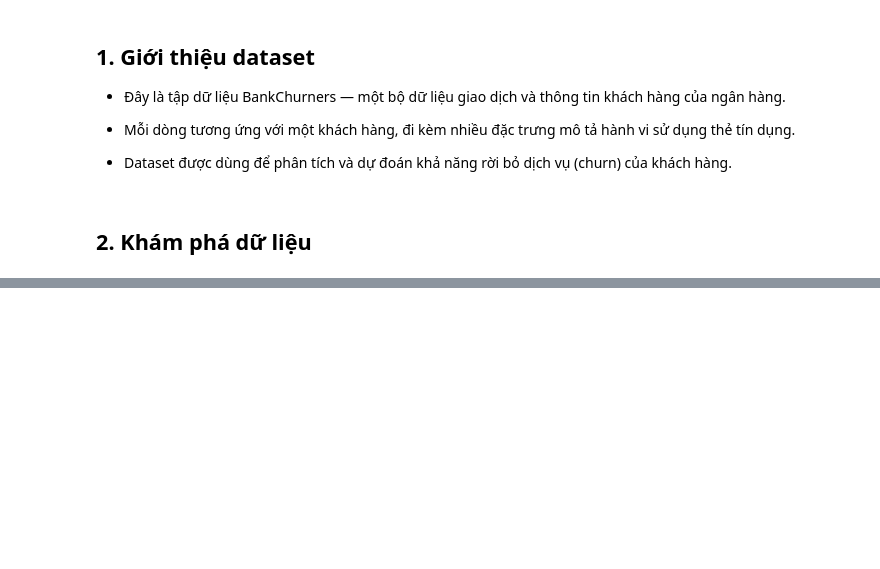
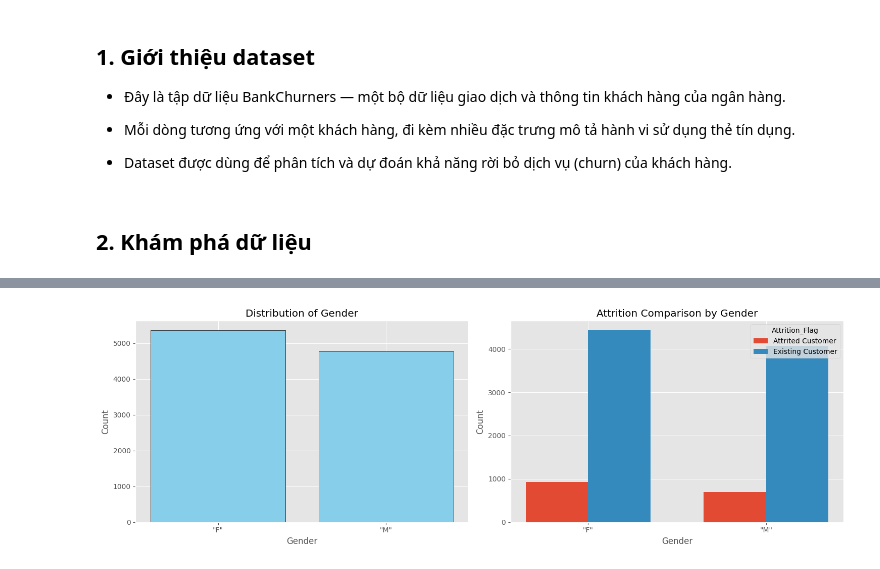
Before and after one commit to trongtz/lab02-numpy-for-data-science-hcmus, a Jupyter notebook: notebook/01_data_exploration.ipynb, the cells around one changed output, grey strips where cells are left out. Cells and saved outputs as stored; diff of their text form; code cells hidden in the pictures; blank space fills up the shorter version.

```diff
--- a/notebook/01_data_exploration.ipynb
+++ b/notebook/01_data_exploration.ipynb
@@ -309,0 +132,82 @@ plt.show()
+# %%
+# 06. Phân bố của các cột dữ liệu phân loại (CHỈ DÙNG MATPLOTLIB VÀ NUMPY - 2 biểu đồ/dòng)
+# --- LƯU Ý: Code này giả định các biến 'header', 'data_raw', và 'attr_flag' đã được định nghĩa từ các cell trước. ---
+
+cat_cols = ['Gender', 'Education_Level', 'Marital_Status', 'Income_Category', 'Card_Category']
+attrition_flag_column_name = 'Attrition_Flag'
+
+def shorten(text):
+    """Rút gọn nhãn (label) bằng cách thay thế khoảng trắng bằng xuống dòng."""
+    return text.replace(" ", "\n")
+
+def get_grouped_counts(data, target):
+    """Tính toán số lượng của biến mục tiêu trong mỗi nhóm của biến phân loại."""
+    unique_data = np.unique(data)
+    unique_target = np.unique(target)
+
+    counts = {}
+    for t_val in unique_target:
+        counts[t_val] = []
+
+    for d_val in unique_data:
+        # Lọc dữ liệu cho giá trị d_val hiện tại
+        mask = (data == d_val)
+        filtered_target = target[mask]
+
+        # Tính số lượng của mỗi giá trị mục tiêu
+        t_unique, t_counts = np.unique(filtered_target, return_counts=True)
+        t_counts_dict = dict(zip(t_unique, t_counts))
+
+        for t_val in unique_target:
+            counts[t_val].append(t_counts_dict.get(t_val, 0)) # Gán 0 nếu không có
+
+    return unique_data, unique_target, counts
+
+# --- Vòng lặp vẽ 2 biểu đồ side-by-side ---
+for col in cat_cols:
+    # 1. Trích xuất dữ liệu
+    col_idx = header.index(col)
+    col_data = np.array([row[col_idx] for row in data_raw])
+
+    unique_vals, counts_single = np.unique(col_data, return_counts=True)
+
+    # === Tạo 1 figure với 2 axes (1 hàng, 2 cột) ===
+    fig, axes = plt.subplots(1, 2, figsize=(15, 5))
+
+    # --- Subplot 1 (Trái): Phân bố chung (Bar Plot) ---
+    axes[0].bar([shorten(u) for u in unique_vals], counts_single, color='skyblue', edgecolor='black')
+    axes[0].set_title(f"Distribution of {col}")
+    axes[0].set_ylabel("Count")
+    axes[0].set_xlabel(shorten(col))
+
+    # --- Subplot 2 (Phải): So sánh theo Attrition_Flag (Grouped Bar Chart) ---
+
+    cat_vals, target_vals, counts = get_grouped_counts(col_data, attr_flag)
+
+    x_labels = [shorten(val) for val in cat_vals]
+    width = 0.35
+    x = np.arange(len(cat_vals))
+
+    ax1 = axes[1]
+
+    # Đặt thứ tự cho thanh bar để dễ so sánh (thường là Attrited trước)
+    target_order = ['Attrited Customer', 'Existing Customer']
+    if len(target_vals) != 2:
+        target_order = target_vals
+
+    for i, t_val in enumerate(target_order):
+        offset = (i - (len(target_order) - 1) / 2) * width
+        # Lấy dữ liệu đếm, mặc định là [0] nếu không tìm thấy giá trị
+        ax1.bar(x + offset, counts.get(t_val, [0]*len(cat_vals)), width, label=t_val)
+
+    ax1.set_ylabel('Count')
+    ax1.set_title(f"Attrition Comparison by {col}")
+    ax1.set_xticks(x)
+    ax1.set_xticklabels(x_labels)
+    ax1.legend(title=attrition_flag_column_name)
+    ax1.set_xlabel(shorten(col))
+
+    plt.tight_layout()
+    plt.show()
+# %% [output]
+[figure, added]
```
Also changed, not shown: parts of 17 cells of this notebook, 1 other file.
